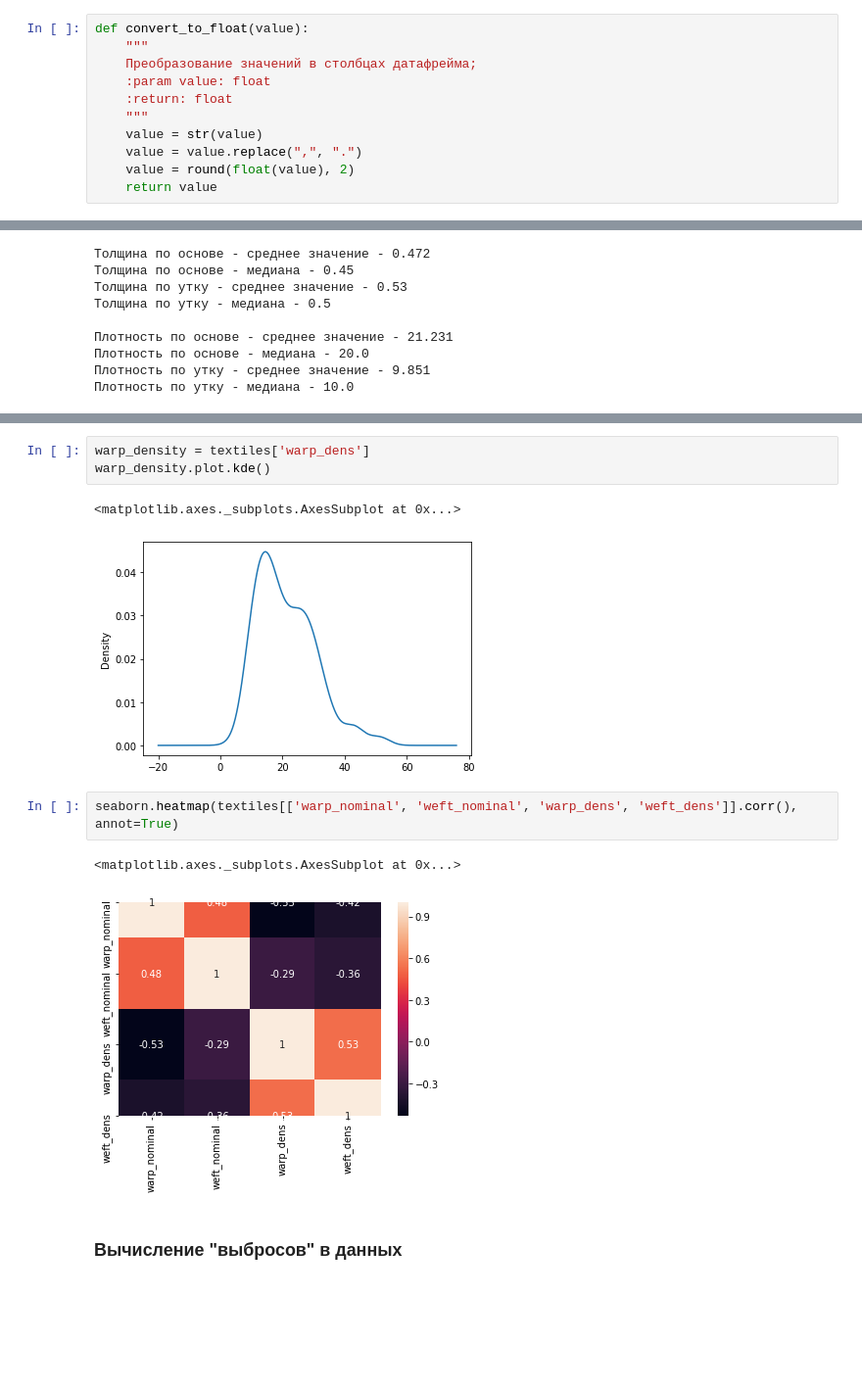
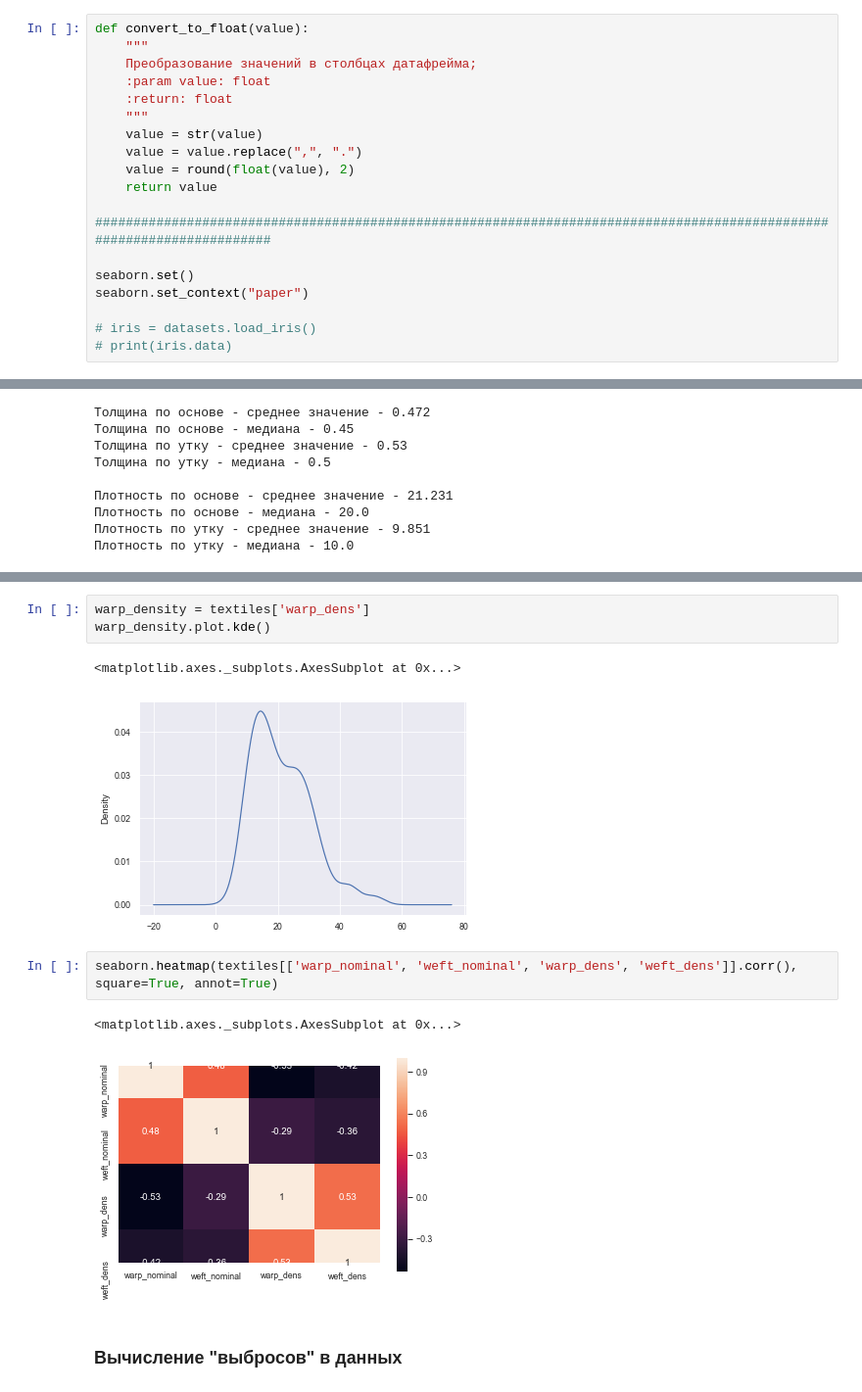
Before and after one commit to streltcov/textile_data, a Jupyter notebook: notebook.ipynb, the cells around one changed output, grey strips where cells are left out. Shown at 98% size. Drawn from its saved outputs; the diff is of its cells as text; blank space fills up the shorter version.

```diff
--- a/notebook.ipynb
+++ b/notebook.ipynb
@@ -31,6 +33,14 @@ def convert_to_float(value):
     value = value.replace(",", ".")
     value = round(float(value), 2)
     return value
+
+#######################################################################################################################
+
+seaborn.set()
+seaborn.set_context("paper")
+
+# iris = datasets.load_iris()
+# print(iris.data)
 # %% [markdown]
 ### Загрузка и предобработка данных
 # %%
@@ -151,12 +168,12 @@ warp_density = textiles['warp_dens']
 warp_density.plot.kde()
 # %% [output]
 <matplotlib.axes._subplots.AxesSubplot at 0x...>
-[figure, old version]
+[figure, new version]
 # %%
-seaborn.heatmap(textiles[['warp_nominal', 'weft_nominal', 'warp_dens', 'weft_dens']].corr(), annot=True)
+seaborn.heatmap(textiles[['warp_nominal', 'weft_nominal', 'warp_dens', 'weft_dens']].corr(), square=True, annot=True)
 # %% [output]
 <matplotlib.axes._subplots.AxesSubplot at 0x...>
-[figure, old version]
+[figure, new version]
 # %% [markdown]
 ### Вычисление "выбросов" в данных
 # %%
```
Also changed, not shown: parts of 10 cells of this notebook.
